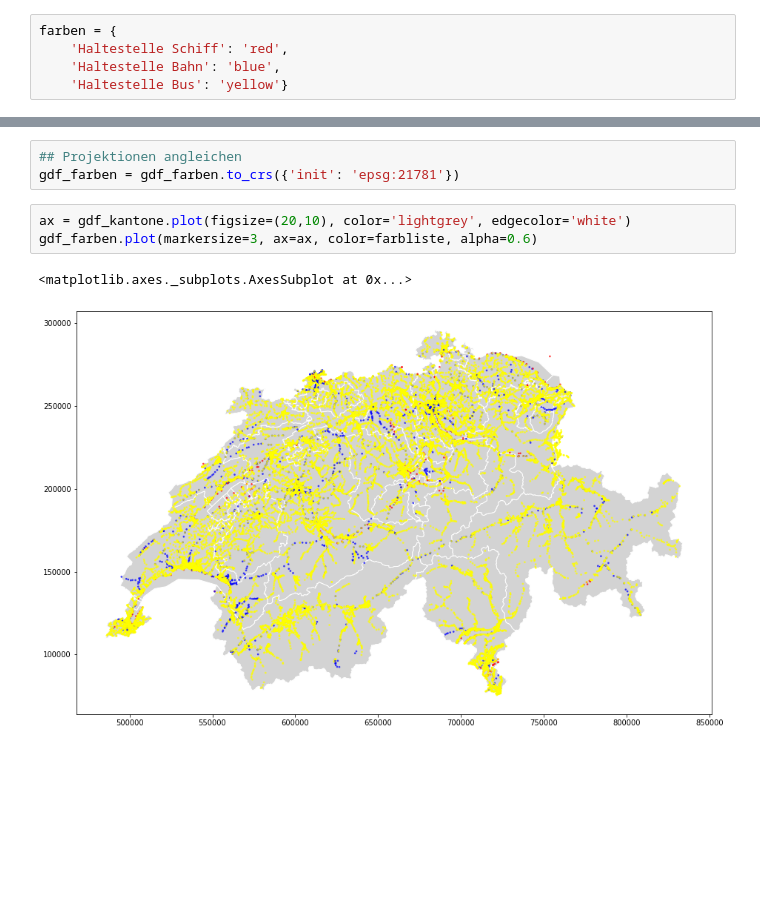
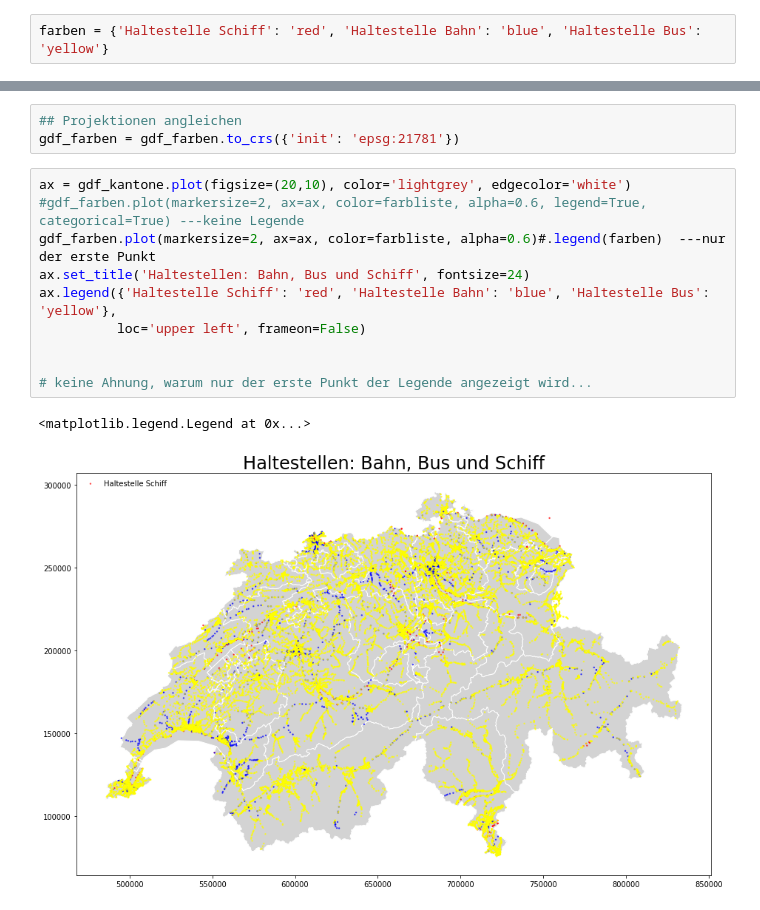
Before and after one commit to katrinnidzwetzki/cas-ddj-abschlussarbeit, a Jupyter notebook: 02_swisstopo_plotting.ipynb, the cells around one changed output, grey strips where cells are left out. Saved outputs shown, nothing was run; the diff lists cells and outputs as text; blank space fills up the shorter version.

```diff
--- a/02_ortsnamen_plotting.ipynb
+++ b/02_swisstopo_plotting.ipynb
@@ -216,10 +217,7 @@ gdf_farben.head(2)
 | 0 | 1082 | {67E5F2EB-61FC-469B-912E-77A9F347... | Haltestelle Schiff | TLM_HALTESTELLE | -999998.0 | k_W | {39387AAF-BF27-447F-90AA-DB3758B0... | Rheineck Schifflände | offiziell | Hochdeutsch inkl. Lokalsprachen | ... |
 | 1 | 1083 | {392AEFF0-0206-447A-8D43-E1CF8D46... | Haltestelle Schiff | TLM_HALTESTELLE | -999998.0 | k_W | {1D4E050B-C8CB-48FE-B0AF-91266807... | Altenrhein Schifflände | offiziell | Hochdeutsch inkl. Lokalsprachen | ... |
 # %%
-farben = {
-    'Haltestelle Schiff': 'red',
-    'Haltestelle Bahn': 'blue',
-    'Haltestelle Bus': 'yellow'}
+farben = {'Haltestelle Schiff': 'red', 'Haltestelle Bahn': 'blue', 'Haltestelle Bus': 'yellow'}
 # %%
 farbliste = gdf_farben['OBJEKTART'].apply(lambda typ: farben[typ])
 # %%
@@ -232,9 +230,16 @@ Name: OBJEKTART, dtype: int64
 # %%
 ## Projektionen angleichen
 gdf_farben = gdf_farben.to_crs({'init': 'epsg:21781'})
-# %%
-ax = gdf_kantone.plot(figsize=(20,10), color='lightgrey', edgecolor='white')
-gdf_farben.plot(markersize=3, ax=ax, color=farbliste, alpha=0.6)
-# %% [output]
-<matplotlib.axes._subplots.AxesSubplot at 0x...>
-[figure, removed]
+# %%
+ax = gdf_kantone.plot(figsize=(20,10), color='lightgrey', edgecolor='white')
+#gdf_farben.plot(markersize=2, ax=ax, color=farbliste, alpha=0.6, legend=True, categorical=True) ---keine Legende
+gdf_farben.plot(markersize=2, ax=ax, color=farbliste, alpha=0.6)#.legend(farben)  ---nur der erste Punkt
+ax.set_title('Haltestellen: Bahn, Bus und Schiff', fontsize=24)
+ax.legend({'Haltestelle Schiff': 'red', 'Haltestelle Bahn': 'blue', 'Haltestelle Bus': 'yellow'},
+          loc='upper left', frameon=False)
+
+
+# keine Ahnung, warum nur der erste Punkt der Legende angezeigt wird...
+# %% [output]
+<matplotlib.legend.Legend at 0x...>
+[figure, added]
```
Also changed, not shown: parts of 2 cells of this notebook, 1 other file.
